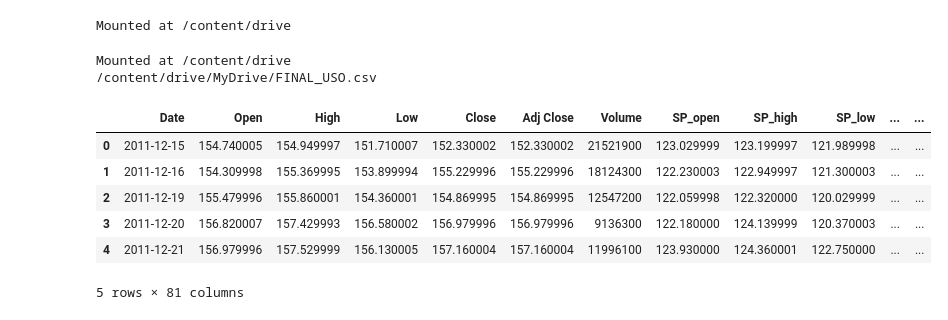
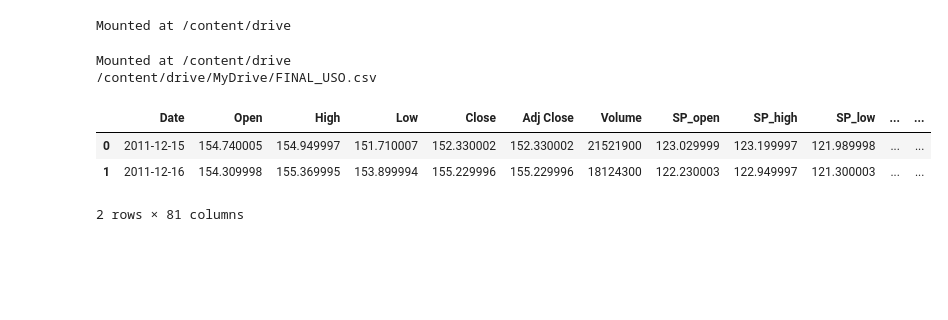
Before and after one commit to MhammadRezaValiYari/GoldTransectionAnalysis, a Jupyter notebook: GoldTransectionAnalysis.ipynb, the cells around one changed output. Saved outputs shown, nothing was run; the diff lists cells and outputs as text; code cells hidden in the pictures; blank space fills up the shorter version.

```diff
--- a/GoldTransectionAnalysis.ipynb
+++ b/GoldTransectionAnalysis.ipynb
@@ -19,16 +19,13 @@ Mounted at /content/drive
 # %%
 drive.mount('/content/drive', force_remount=True)
 !ls '/content/drive/MyDrive/FINAL_USO.csv'
 data = pd.read_csv('/content/drive/MyDrive/FINAL_USO.csv')
 df = pd.DataFrame(data)
-df.head()
+df.head(2)
 # %% [output]
 Mounted at /content/drive
 /content/drive/MyDrive/FINAL_USO.csv
 |  | Date | Open | High | Low | Close | Adj Close | Volume | SP_open | SP_high | SP_low | ... | ... |
 | 0 | 2011-12-15 | 154.740005 | 154.949997 | 151.710007 | 152.330002 | 152.330002 | 21521900 | 123.029999 | 123.199997 | 121.989998 | ... | ... |
 | 1 | 2011-12-16 | 154.309998 | 155.369995 | 153.899994 | 155.229996 | 155.229996 | 18124300 | 122.230003 | 122.949997 | 121.300003 | ... | ... |
-| 2 | 2011-12-19 | 155.479996 | 155.860001 | 154.360001 | 154.869995 | 154.869995 | 12547200 | 122.059998 | 122.320000 | 120.029999 | ... | ... |
-| 3 | 2011-12-20 | 156.820007 | 157.429993 | 156.580002 | 156.979996 | 156.979996 | 9136300 | 122.180000 | 124.139999 | 120.370003 | ... | ... |
-| 4 | 2011-12-21 | 156.979996 | 157.529999 | 156.130005 | 157.160004 | 157.160004 | 11996100 | 123.930000 | 124.360001 | 122.750000 | ... | ... |
-5 rows × 81 columns
+2 rows × 81 columns
```
Also changed, not shown: parts of 36 cells of this notebook.
